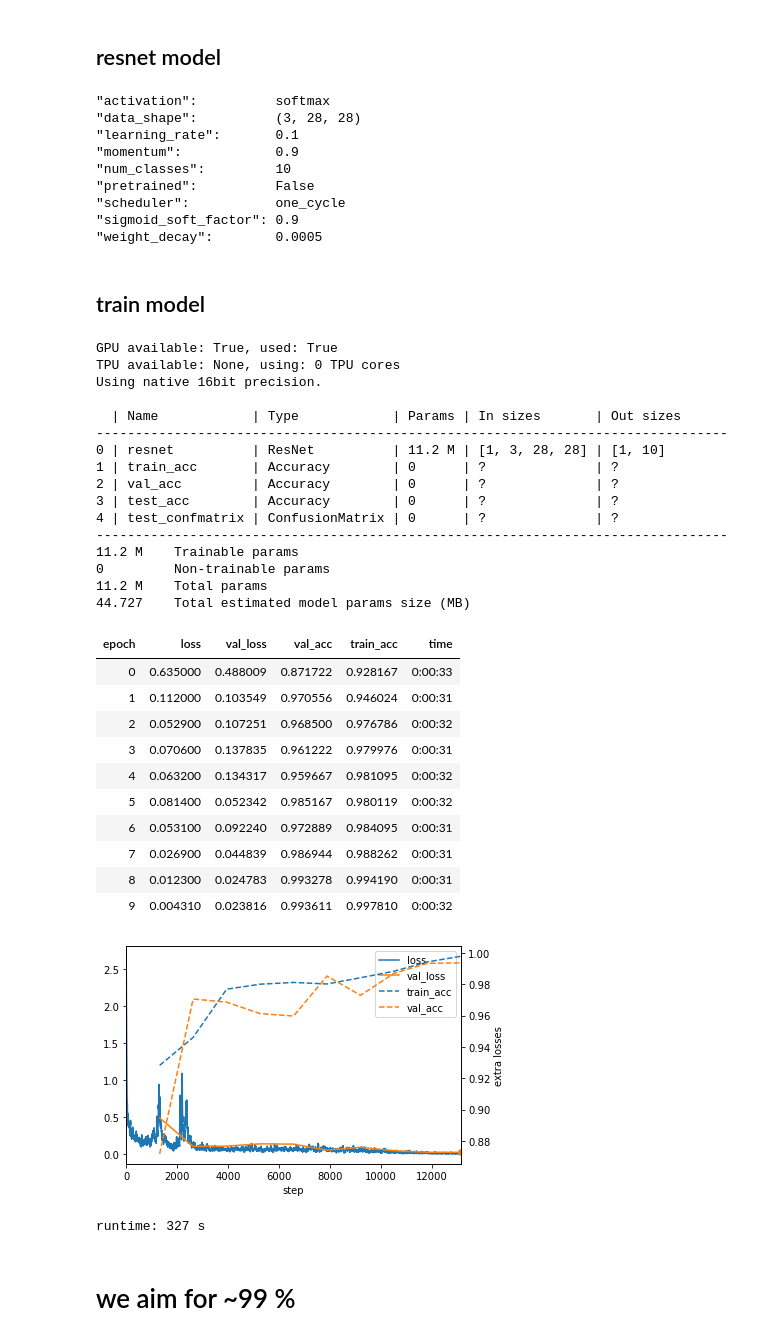
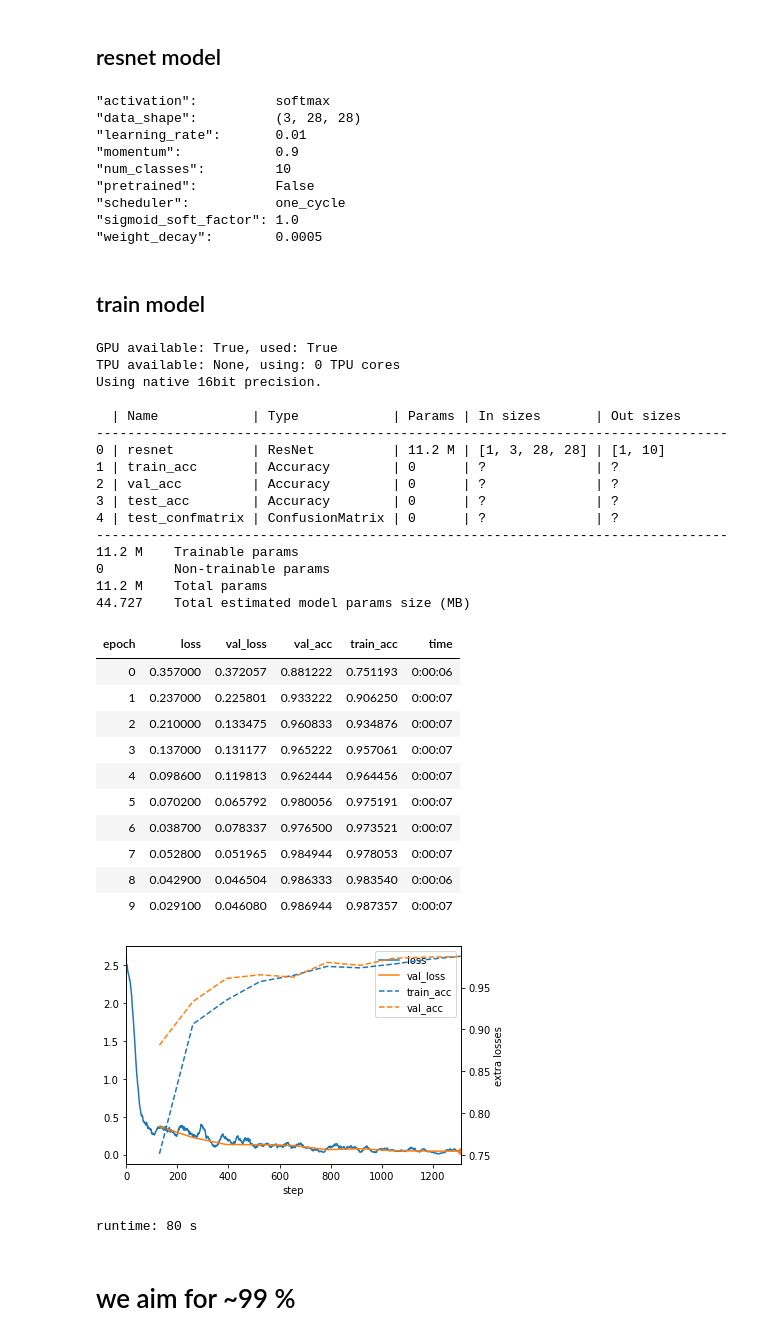
Before and after one commit to immanuelweber/tutorials, a Jupyter notebook: tutorial-vision_transformer-baseline.ipynb, the cells around one changed output. Cells and saved outputs as stored; diff of their text form; code cells hidden in the pictures.

```diff
--- a/tutorial-vision_transformer-baseline.ipynb
+++ b/tutorial-vision_transformer-baseline.ipynb
@@ -274,16 +274,16 @@ class ResNetModel(pl.LightningModule):
         return self.class_activation(logits)
 
 num_classes = 10
-learning_rate = 1e-1
-# momentum = 0
-# weight_decay = 0
+learning_rate = 1e-2
 momentum = 0.9
 weight_decay = 5e-4
 pretrained = False
 activation = "softmax"
 # activation = "sigmoid"
-sigmoid_soft_factor = 0.9 # soft label: this is a multiplier to reduce the one hot 1s in case of sigmoid to a smaller value
-# sigmoid_soft_factor = 1.0
+
+# soft label: this is a multiplier to reduce the one hot 1s in case of sigmoid to a smaller value
+# TODO: handle with care, this is very likely not correctly implemented
+sigmoid_soft_factor = 1.0
 scheduler = "one_cycle" # "cosine_annealing" or None
 # one can also pass a partial scheduler class like the following to use other schedulers
 # scheduler = partial(torch.optim.lr_scheduler.MultiStepLR, milestones=[3, 6], gamma=0.1)
@@ -303,12 +303,12 @@ rn_model.hparams
 # %% [output]
 "activation":          softmax
 "data_shape":          (3, 28, 28)
-"learning_rate":       0.1
+"learning_rate":       0.01
 "momentum":            0.9
 "num_classes":         10
 "pretrained":          False
 "scheduler":           one_cycle
-"sigmoid_soft_factor": 0.9
+"sigmoid_soft_factor": 1.0
 "weight_decay":        0.0005
 # %% [markdown]
 ## train model
@@ -348,50 +348,50 @@ model = rn_model
 
 max_epochs = 10
 limit_train_batches = 1.0
-# limit_train_batches = 0.1 # 1.0 by default/full set, use this to check training on a smaller train set, also exists for val and test set
+limit_train_batches = 0.1 # 1.0 by default/full set, use this to check training on a smaller train set, also exists for val and test set
 trainer = pl.Trainer(
     max_epochs=max_epochs,
     gpus=1,
     callbacks=callbacks,
     logger=[tb_logger],
     precision=16,
 #     fast_dev_run=True,
     limit_train_batches=limit_train_batches,
 )
 
 start_time = time.time()
 trainer.fit(model, data)
 print(f"runtime: {time.time() - start_time:.0f} s")
 # %% [output]
 GPU available: True, used: True
 TPU available: None, using: 0 TPU cores
 Using native 16bit precision.
 
   | Name            | Type            | Params | In sizes       | Out sizes
 ---------------------------------------------------------------------------------
 0 | resnet          | ResNet          | 11.2 M | [1, 3, 28, 28] | [1, 10]
 1 | train_acc       | Accuracy        | 0      | ?              | ?
 2 | val_acc         | Accuracy        | 0      | ?              | ?
 3 | test_acc        | Accuracy        | 0      | ?              | ?
 4 | test_confmatrix | ConfusionMatrix | 0      | ?              | ?
 ---------------------------------------------------------------------------------
 11.2 M    Trainable params
 0         Non-trainable params
 11.2 M    Total params
 44.727    Total estimated model params size (MB)
 | epoch | loss | val_loss | val_acc | train_acc | time |
-| 0 | 0.635000 | 0.488009 | 0.871722 | 0.928167 | 0:00:33 |
-| 1 | 0.112000 | 0.103549 | 0.970556 | 0.946024 | 0:00:31 |
-| 2 | 0.052900 | 0.107251 | 0.968500 | 0.976786 | 0:00:32 |
-| 3 | 0.070600 | 0.137835 | 0.961222 | 0.979976 | 0:00:31 |
-| 4 | 0.063200 | 0.134317 | 0.959667 | 0.981095 | 0:00:32 |
-| 5 | 0.081400 | 0.052342 | 0.985167 | 0.980119 | 0:00:32 |
-| 6 | 0.053100 | 0.092240 | 0.972889 | 0.984095 | 0:00:31 |
-| 7 | 0.026900 | 0.044839 | 0.986944 | 0.988262 | 0:00:31 |
-| 8 | 0.012300 | 0.024783 | 0.993278 | 0.994190 | 0:00:31 |
-| 9 | 0.004310 | 0.023816 | 0.993611 | 0.997810 | 0:00:32 |
+| 0 | 0.357000 | 0.372057 | 0.881222 | 0.751193 | 0:00:06 |
+| 1 | 0.237000 | 0.225801 | 0.933222 | 0.906250 | 0:00:07 |
+| 2 | 0.210000 | 0.133475 | 0.960833 | 0.934876 | 0:00:07 |
+| 3 | 0.137000 | 0.131177 | 0.965222 | 0.957061 | 0:00:07 |
+| 4 | 0.098600 | 0.119813 | 0.962444 | 0.964456 | 0:00:07 |
+| 5 | 0.070200 | 0.065792 | 0.980056 | 0.975191 | 0:00:07 |
+| 6 | 0.038700 | 0.078337 | 0.976500 | 0.973521 | 0:00:07 |
+| 7 | 0.052800 | 0.051965 | 0.984944 | 0.978053 | 0:00:07 |
+| 8 | 0.042900 | 0.046504 | 0.986333 | 0.983540 | 0:00:06 |
+| 9 | 0.029100 | 0.046080 | 0.986944 | 0.987357 | 0:00:07 |
-[figure, old version]
+[figure, new version]
-runtime: 327 s
+runtime: 80 s
 # %% [markdown]
 # we aim for ~99 %
 # %%
```
Also changed, not shown: parts of 6 cells of this notebook.
